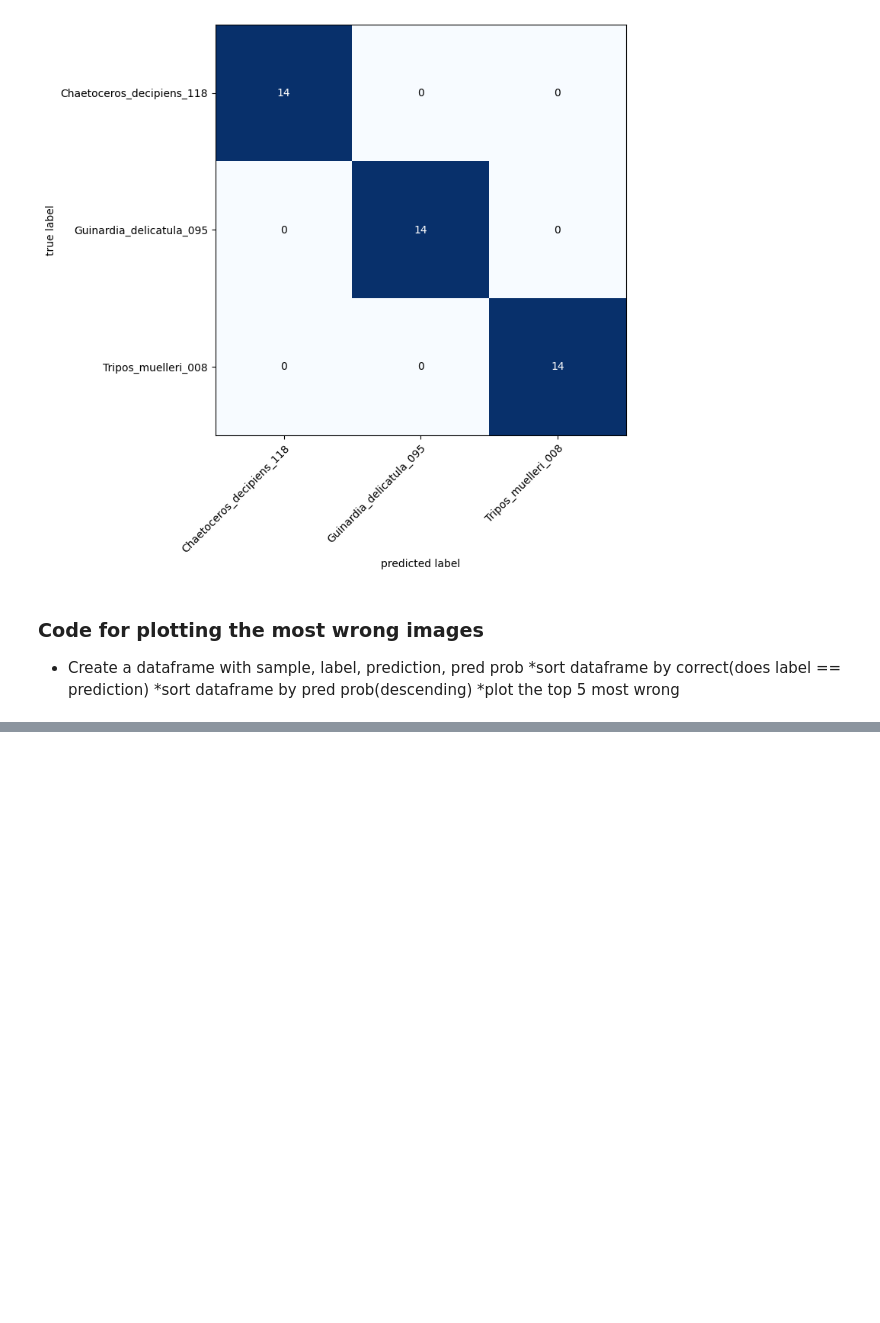
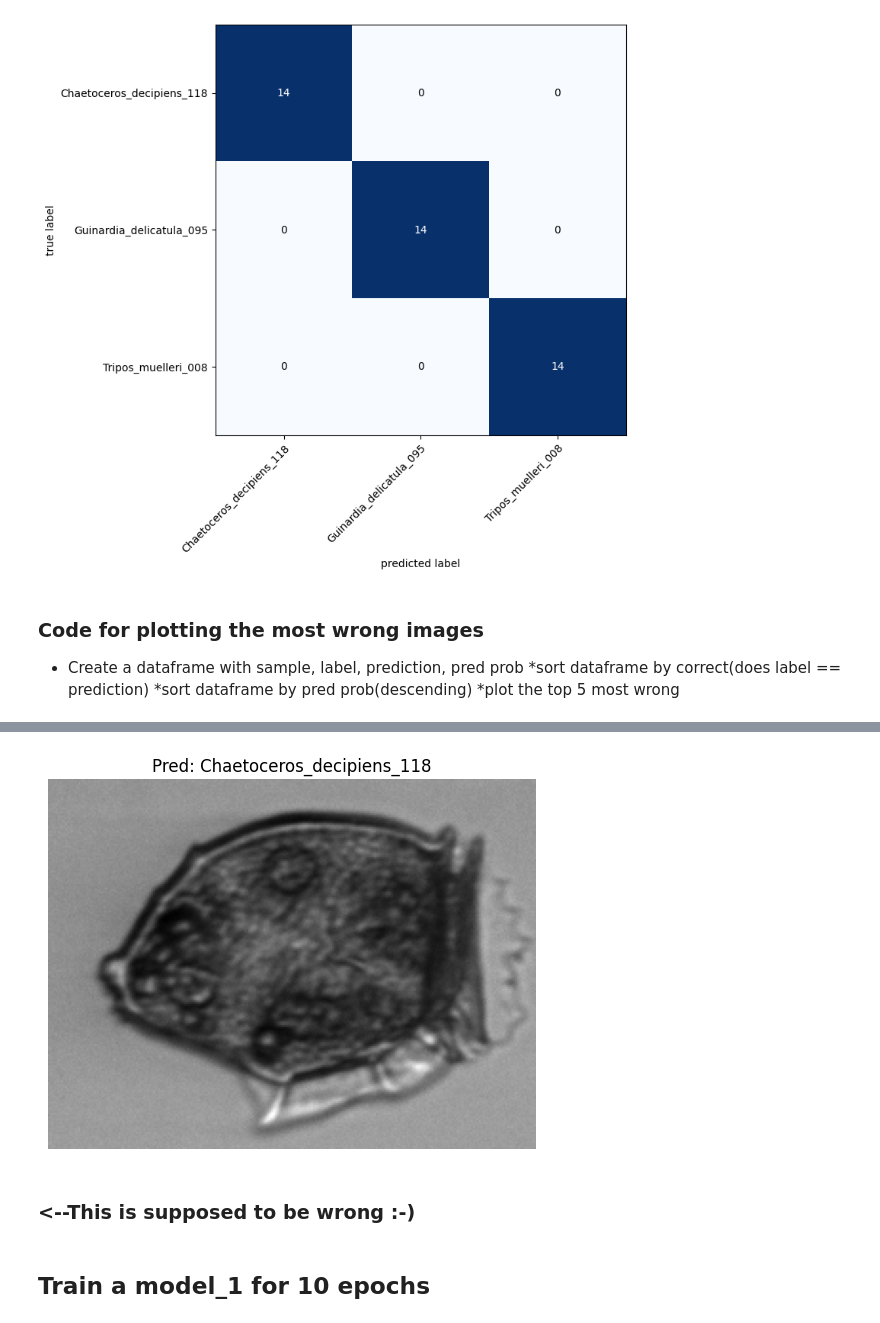
Before and after one commit to maritnorli/IFCB_CNN_Classify, a Jupyter notebook: CNN_transferlearning_IFCB.ipynb, the cells around one changed output, grey strips where cells are left out. Saved outputs shown, nothing was run; the diff lists cells and outputs as text; code cells hidden in the pictures; blank space fills up the shorter version.

```diff
--- a/CNN_transferlearning_IFCB.ipynb
+++ b/CNN_transferlearning_IFCB.ipynb
@@ -332,0 +378,8 @@ def pred_and_store(test_paths, model, transform, class_names):
+# %%
+#Turn the test_pred_dicts into a dataframe
+import pandas as pd
+test_pred_df = pd.DataFrame(test_pred_dicts)
+#test_pred_df.head()
+top_5_most_wrong = test_pred_df.sort_values(["correct", "pred_prob"], ascending=[True, False]).head() #Correct ascending, pred_prob descending
+#top_5_most_right = test_pred_df.sort_values(["correct", "pred_prob"], ascending=[False, True]) #Correct ascending, pred_prob descending
+top_5_most_wrong
@@ -332,0 +472,13 @@ def pred_and_store(test_paths, model, transform, class_names):
+# %%
+# 1. Different image and not one of the classes
+
+pred_and_plot(image_path="/content/drive/MyDrive/D20220314T182147_IFCB139_00063.png",
+              model=model,
+              transform=simple_transform,
+              class_names=class_names)
+# %% [output]
+[figure, added]
+# %% [markdown]
+### <--This is supposed to be wrong :-)
+# %% [markdown]
+## Train a model_1 for 10 epochs
```
Also changed, not shown: parts of 16 cells of this notebook.
